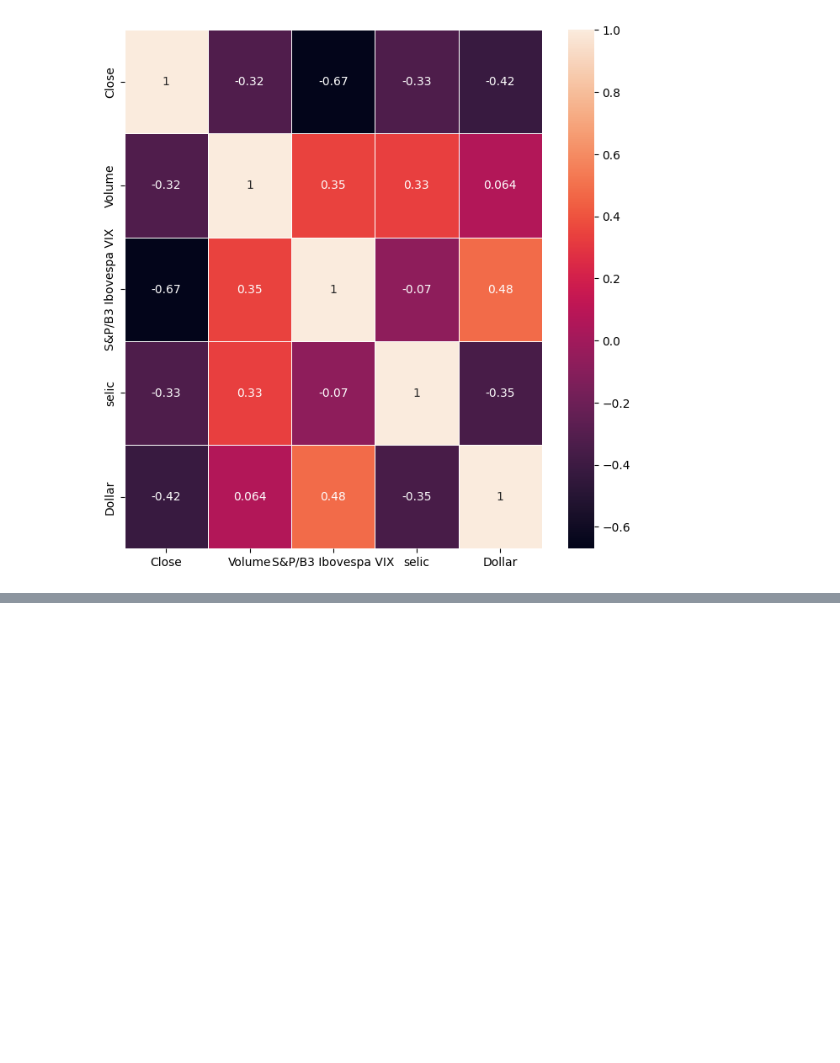
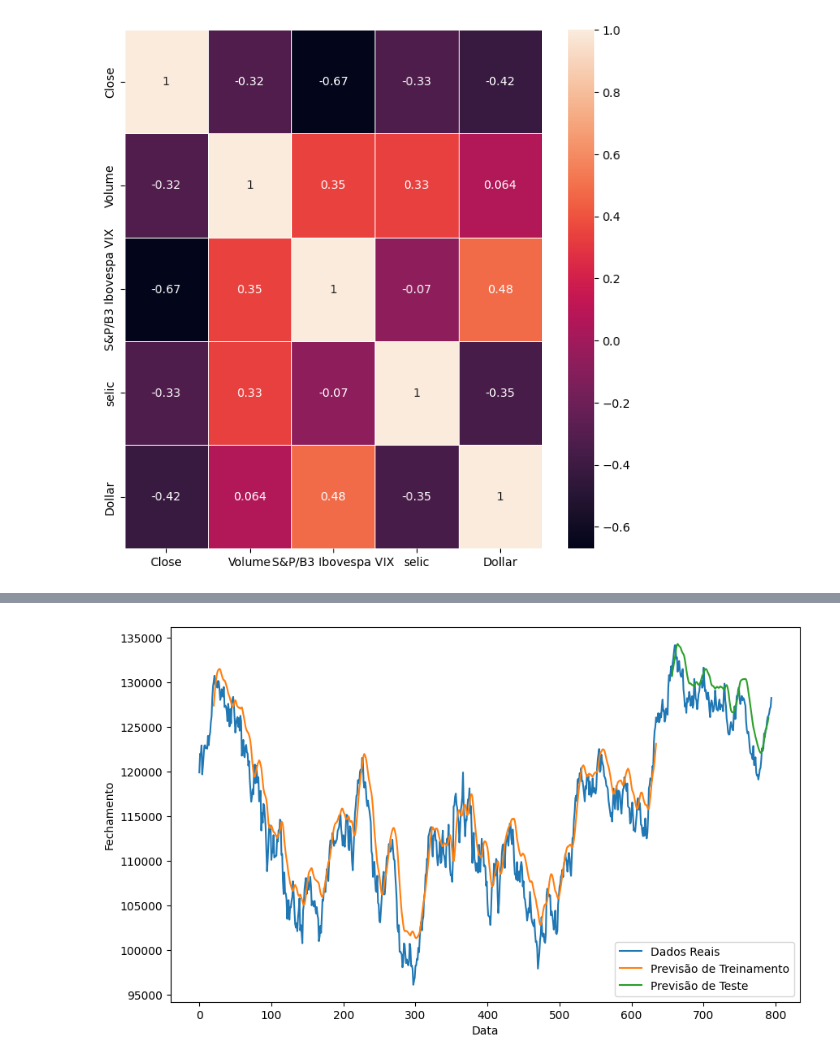
Before and after one commit to jeicianepaula/Tech-Challenge-2, a Jupyter notebook: TECH_CHALLENGE_2.ipynb, the cells around one changed output, grey strips where cells are left out. Saved outputs shown, nothing was run; the diff lists cells and outputs as text; code cells hidden in the pictures; blank space fills up the shorter version.

```diff
--- a/TECH_CHALLENGE_2.ipynb
+++ b/TECH_CHALLENGE_2.ipynb
@@ -272,0 +275,4 @@ from sklearn.preprocessing import MinMaxScaler
+# %%
+# Redimensionar os dados para [samples, time steps, features]
+X_train = X_train.reshape(X_train.shape[0], X_train.shape[1], X_train.shape[2])
+X_test = X_test.reshape(X_test.shape[0], X_test.shape[1], X_test.shape[2])
@@ -272,0 +288,3 @@ from sklearn.preprocessing import MinMaxScaler
+# %%
+# Treinar o modelo
+model.fit(X_train, y_train, batch_size=1, epochs=1)
@@ -272,0 +294,4 @@ from sklearn.preprocessing import MinMaxScaler
+# %%
+# Fazer previsões
+train_predict = model.predict(X_train)
+test_predict = model.predict(X_test)
@@ -272,0 +301,14 @@ from sklearn.preprocessing import MinMaxScaler
+# %%
+# Reverter a normalização
+train_predict = scaler.inverse_transform(
+    np.concatenate((train_predict, np.zeros((train_predict.shape[0], scaled_data.shape[1] - 1))), axis=1)
+)[:, 0]
+test_predict = scaler.inverse_transform(
+    np.concatenate((test_predict, np.zeros((test_predict.shape[0], scaled_data.shape[1] - 1))), axis=1)
+)[:, 0]
+y_train = scaler.inverse_transform(
+    np.concatenate((y_train.reshape(-1, 1), np.zeros((y_train.shape[0], scaled_data.shape[1] - 1))), axis=1)
+)[:, 0]
+y_test = scaler.inverse_transform(
+    np.concatenate((y_test.reshape(-1, 1), np.zeros((y_test.shape[0], scaled_data.shape[1] - 1))), axis=1)
+)[:, 0]
@@ -272,0 +325,20 @@ from sklearn.preprocessing import MinMaxScaler
+# %%
+# Plotar os resultados
+train_predict_plot = np.empty_like(scaled_data[:, 0])
+train_predict_plot[:] = np.nan
+train_predict_plot[time_step:len(train_predict) + time_step] = train_predict
+
+test_predict_plot = np.empty_like(scaled_data[:, 0])
+test_predict_plot[:] = np.nan
+test_predict_plot[len(train_predict) + (time_step * 2) + 1:len(scaled_data) - 1] = test_predict
+
+plt.figure(figsize=(10, 6))
+plt.plot(scaler.inverse_transform(scaled_data)[:, 0], label='Dados Reais')
+plt.plot(train_predict_plot, label='Previsão de Treinamento')
+plt.plot(test_predict_plot, label='Previsão de Teste')
+plt.xlabel('Data')
+plt.ylabel('Fechamento')
+plt.legend()
+plt.show()
+# %% [output]
+[figure, added]
```
Also changed, not shown: parts of 16 cells of this notebook.
